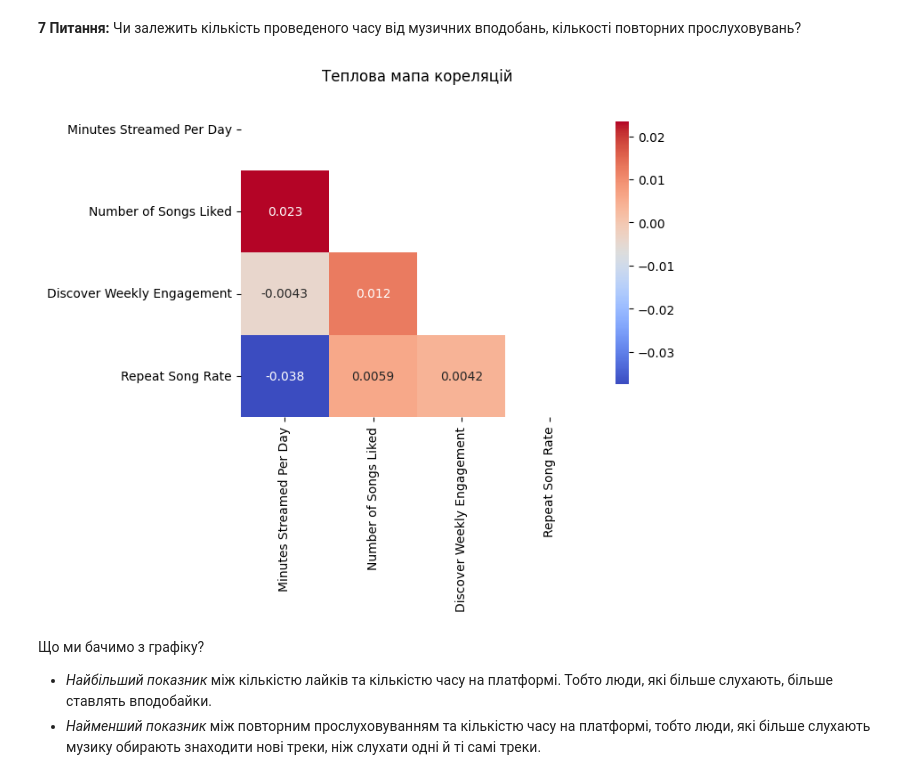
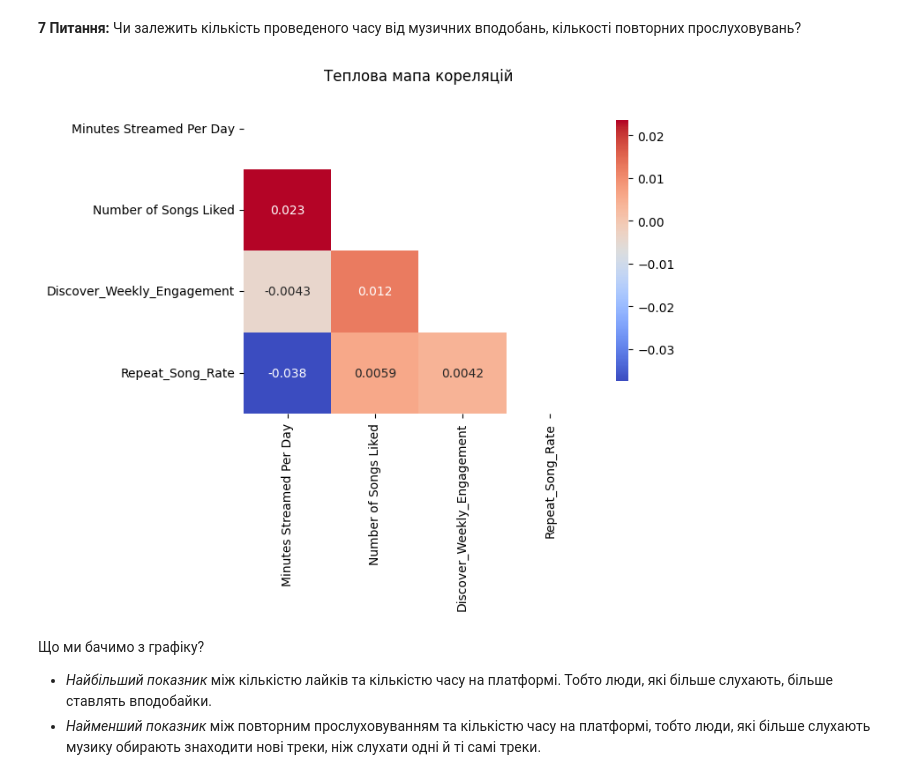
Before and after one commit to Yul4ita/Data-Analytics-Projects, a Jupyter notebook: Analysis_of_Streaming_Platforms.ipynb, the cells around one changed output. Cells and saved outputs as stored; diff of their text form; code cells hidden in the pictures.

```diff
--- a/Analysis_of_Streaming_Platforms.ipynb
+++ b/Analysis_of_Streaming_Platforms.ipynb
@@ -52,7 +52,7 @@ pd.concat([df.head(3), df.tail(3)])
 | 4999 | U5999 | 30 | South Korea | YouTube | Rock | 451 | 145 | ... |
 # %%
 # перейменуємо колонки для зручності
-df = df.rename(columns={'Listening Time (Morning/Afternoon/Night)': 'Listening Time', 'Discover Weekly Engagement (%)': 'Discover Weekly Engagement', 'Repeat Song Rate (%)': 'Repeat Song Rate'})
+df = df.rename(columns={'Listening Time (Morning/Afternoon/Night)': 'Listening_Time', 'Discover Weekly Engagement (%)': 'Discover_Weekly_Engagement', 'Repeat Song Rate (%)': 'Repeat_Song_Rate'})
 df.head(3)
 # %% [output]
 |  | User_ID | Age | Country | Streaming Platform | Top Genre | Minutes Streamed Per Day | Number of Songs Liked | ... |
@@ -285,14 +282,14 @@ print(top_genre_by_age)
 **7 Питання:** Чи залежить кількість проведеного часу від музичних вподобань, кількості повторних прослуховувань?
 # %%
 # будуємо теплову мапу
-corr_matrix = df[['Minutes Streamed Per Day', 'Number of Songs Liked', 'Discover Weekly Engagement', 'Repeat Song Rate']].corr()
+corr_matrix = df[['Minutes Streamed Per Day', 'Number of Songs Liked', 'Discover_Weekly_Engagement', 'Repeat_Song_Rate']].corr()
 mask = np.triu(np.ones_like(corr_matrix, dtype=bool))
 
 sns.heatmap(corr_matrix, mask=mask, annot=True, cmap='coolwarm', cbar_kws={"shrink": 0.8})
 plt.title('Теплова мапа кореляцій')
 plt.show()
 # %% [output]
-[figure, old version]
+[figure, new version]
 # %% [markdown]
 Що ми бачимо з графіку?
 
```
Also changed, not shown: parts of 21 cells of this notebook.
